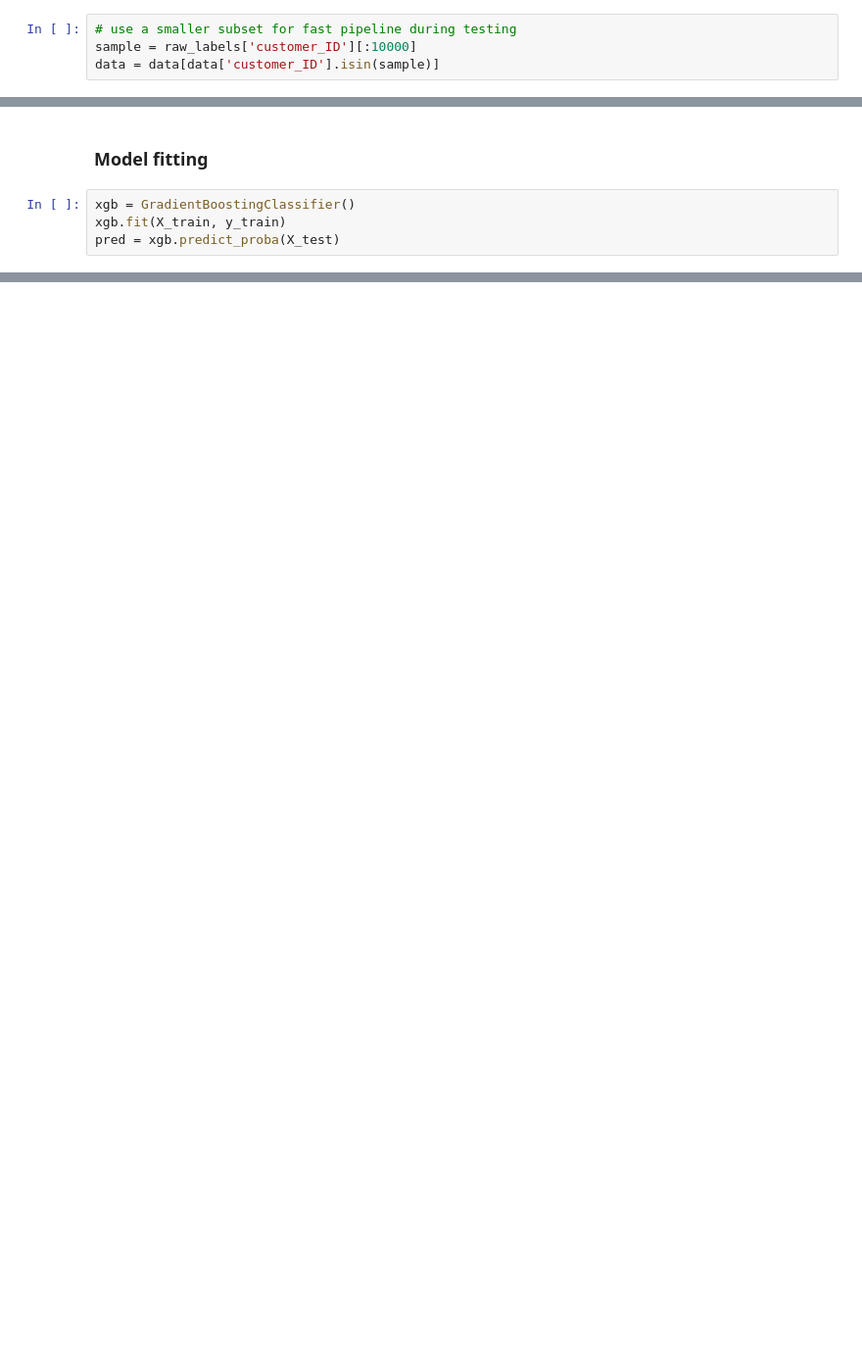
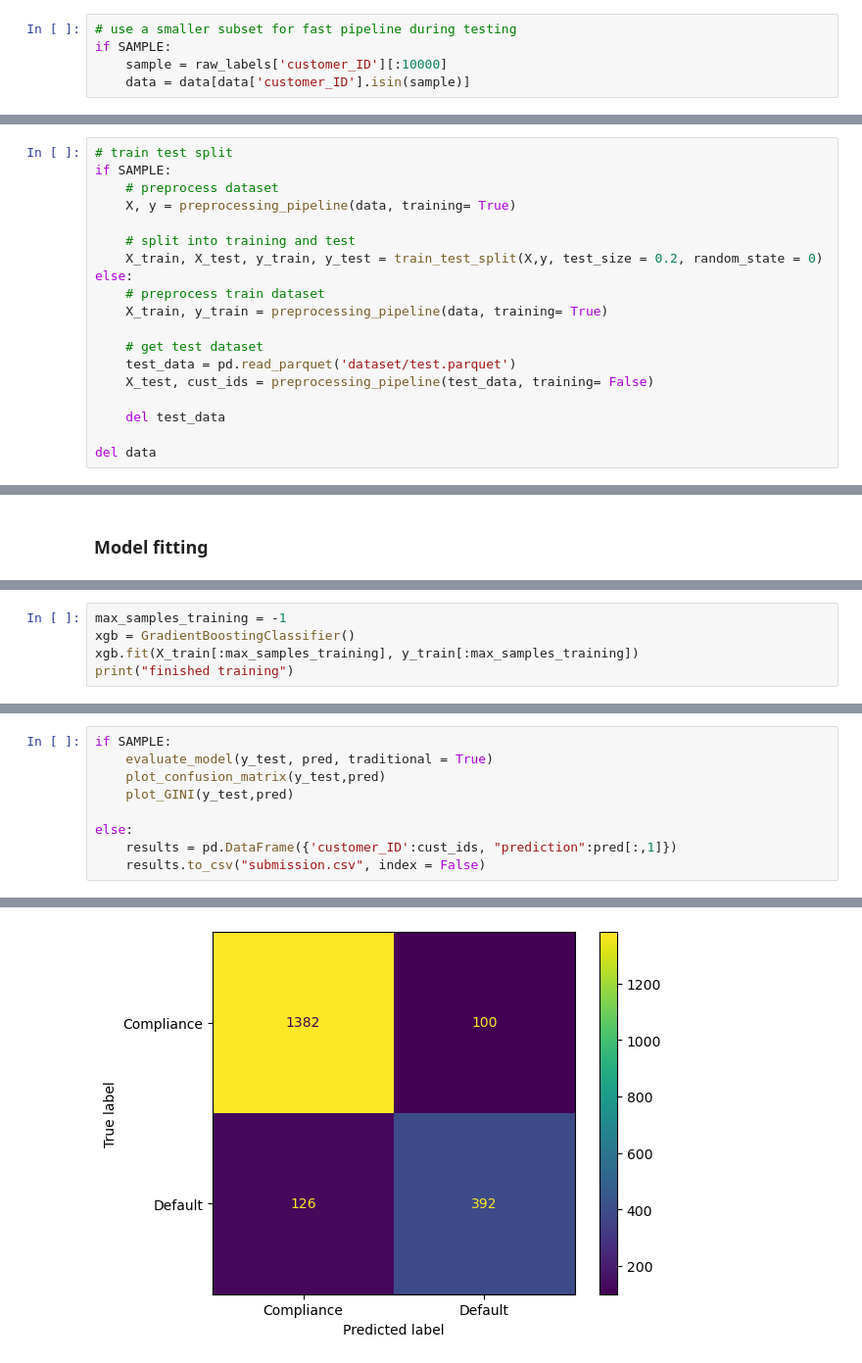
Before and after one commit to ehhdang/AMEX-Default-Prediction, a Jupyter notebook: Supervised_learning.ipynb, the cells around one changed output, grey strips where cells are left out. Shown at 98% size. Drawn from its saved outputs; the diff is of its cells as text; blank space fills up the shorter version.

```diff
--- a/Supervised_learning.ipynb
+++ b/Supervised_learning.ipynb
@@ -20,6 +23,7 @@ data = pd.read_parquet('dataset/train.parquet')
 raw_labels = pd.read_csv('dataset/train_labels.csv')
 # %%
 # use a smaller subset for fast pipeline during testing
-sample = raw_labels['customer_ID'][:10000]
-data = data[data['customer_ID'].isin(sample)]
+if SAMPLE:
+    sample = raw_labels['customer_ID'][:10000]
+    data = data[data['customer_ID'].isin(sample)]
 # %%
@@ -55,3 +60,22 @@ X_train, X_test, y_train, y_test = train_test_split(X,y, test_size = 0.2, random
+# %%
+# train test split
+if SAMPLE:
+    # preprocess dataset
+    X, y = preprocessing_pipeline(data, training= True)
+
+    # split into training and test
+    X_train, X_test, y_train, y_test = train_test_split(X,y, test_size = 0.2, random_state = 0)
+else:
+    # preprocess train dataset
+    X_train, y_train = preprocessing_pipeline(data, training= True)
+
+    # get test dataset
+    test_data = pd.read_parquet('dataset/test.parquet')
+    X_test, cust_ids = preprocessing_pipeline(test_data, training= False)
+
+    del test_data
+
+del data
 # %% [markdown]
 ## Supervised method
 # %%
@@ -91,6 +155,2 @@ def evaluate_model(y_true, y_score):
 # %% [markdown]
 ### Model fitting
-# %%
-xgb = GradientBoostingClassifier()
-xgb.fit(X_train, y_train)
-pred = xgb.predict_proba(X_test)
@@ -104,0 +157,5 @@ M: 0.927980782257098
+# %%
+max_samples_training = -1
+xgb = GradientBoostingClassifier()
+xgb.fit(X_train[:max_samples_training], y_train[:max_samples_training])
+print("finished training")
@@ -104,0 +169,10 @@ M: 0.927980782257098
+# %%
+if SAMPLE:
+    evaluate_model(y_test, pred, traditional = True)
+    plot_confusion_matrix(y_test,pred)
+    plot_GINI(y_test,pred)
+
+else:
+    results = pd.DataFrame({'customer_ID':cust_ids, "prediction":pred[:,1]})
+    results.to_csv("submission.csv", index = False)
+# %% [output]
@@ -104,0 +189 @@ M: 0.927980782257098
+[figure, added]
```
Also changed, not shown: parts of 12 cells of this notebook, 5 other files.
